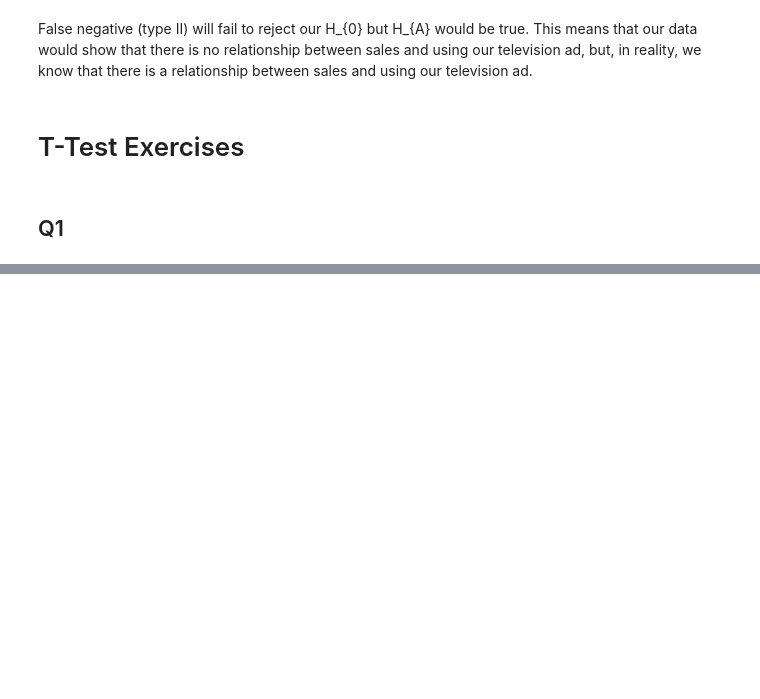
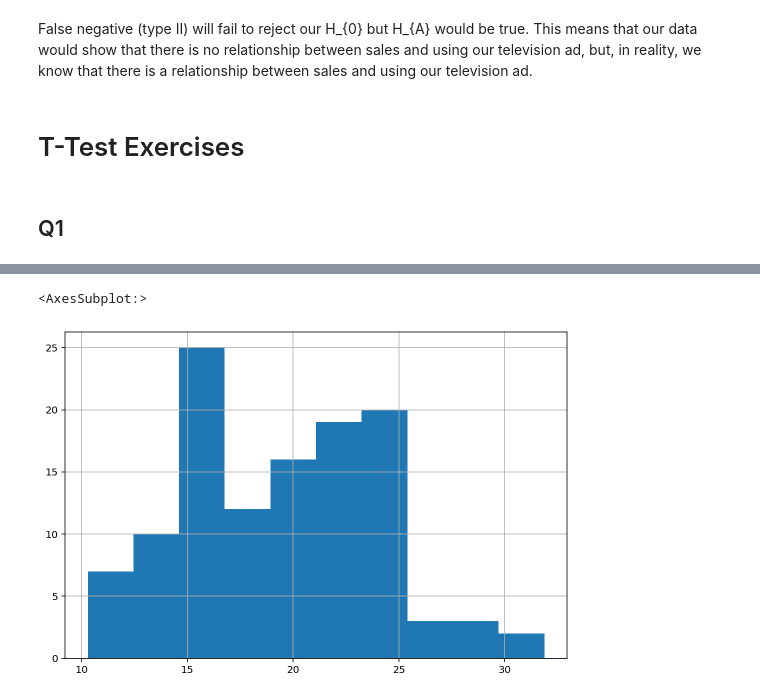
Before and after one commit to Michael-Austin-Mesa/statistics-exercises, a Jupyter notebook: hypothesis_testing.ipynb, the cells around one changed output, grey strips where cells are left out. Cells and saved outputs as stored; diff of their text form; code cells hidden in the pictures; blank space fills up the shorter version.

```diff
--- a/hypothesis_testing.ipynb
+++ b/hypothesis_testing.ipynb
@@ -64,0 +160,5 @@ False negative (type II) will fail to reject our H_{0} but H_{A} would be true.
+# %%
+mpg = data('mpg')
+# %%
+mpg['avg_fe'] = stats.hmean(mpg[['cty', 'hwy']], axis =1)
+mpg.head()
@@ -64,0 +172,9 @@ False negative (type II) will fail to reject our H_{0} but H_{A} would be true.
+# %%
+fe_2008 = mpg[mpg.year == 2008].avg_fe
+fe_1999 = mpg[mpg.year == 1999].avg_fe
+# %%
+plt.figure(figsize=(9,6))
+fe_2008.hist()
+# %% [output]
+<AxesSubplot:>
+[figure, added]
```
Also changed, not shown: parts of 61 cells of this notebook.
